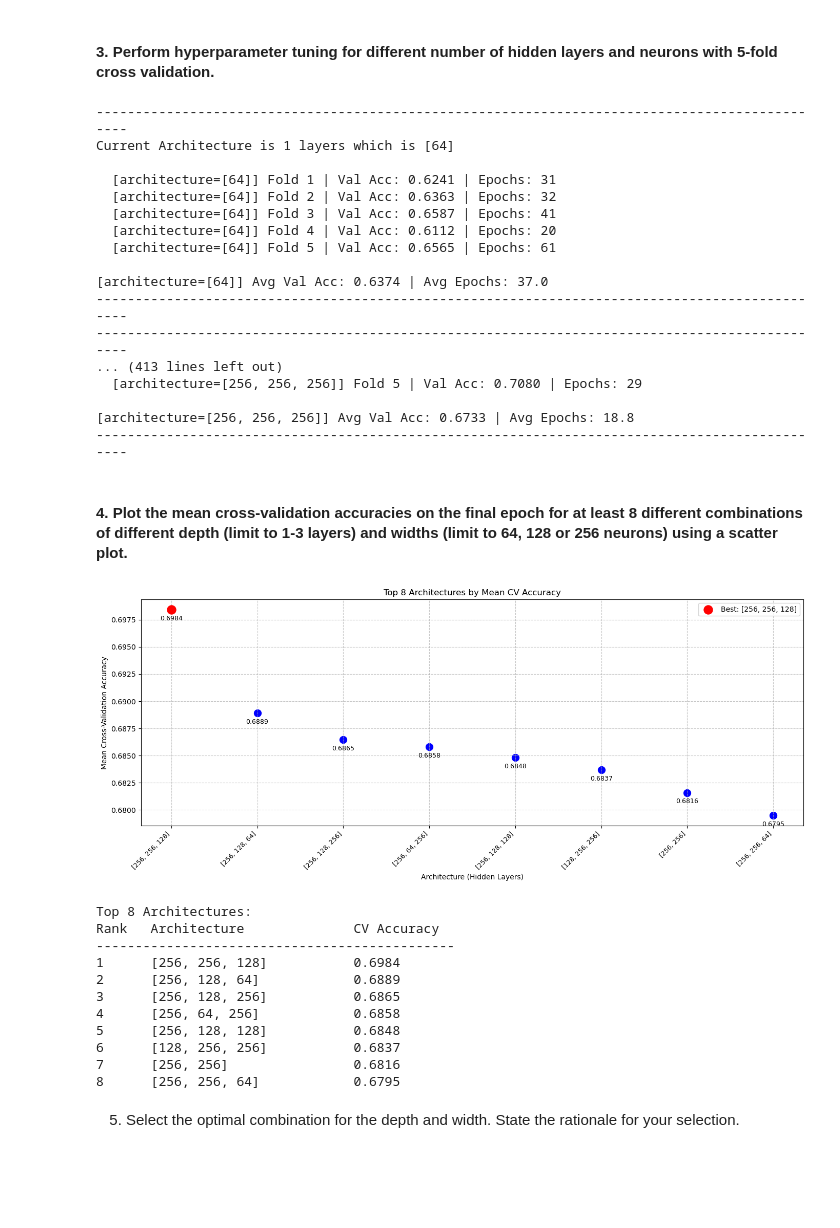
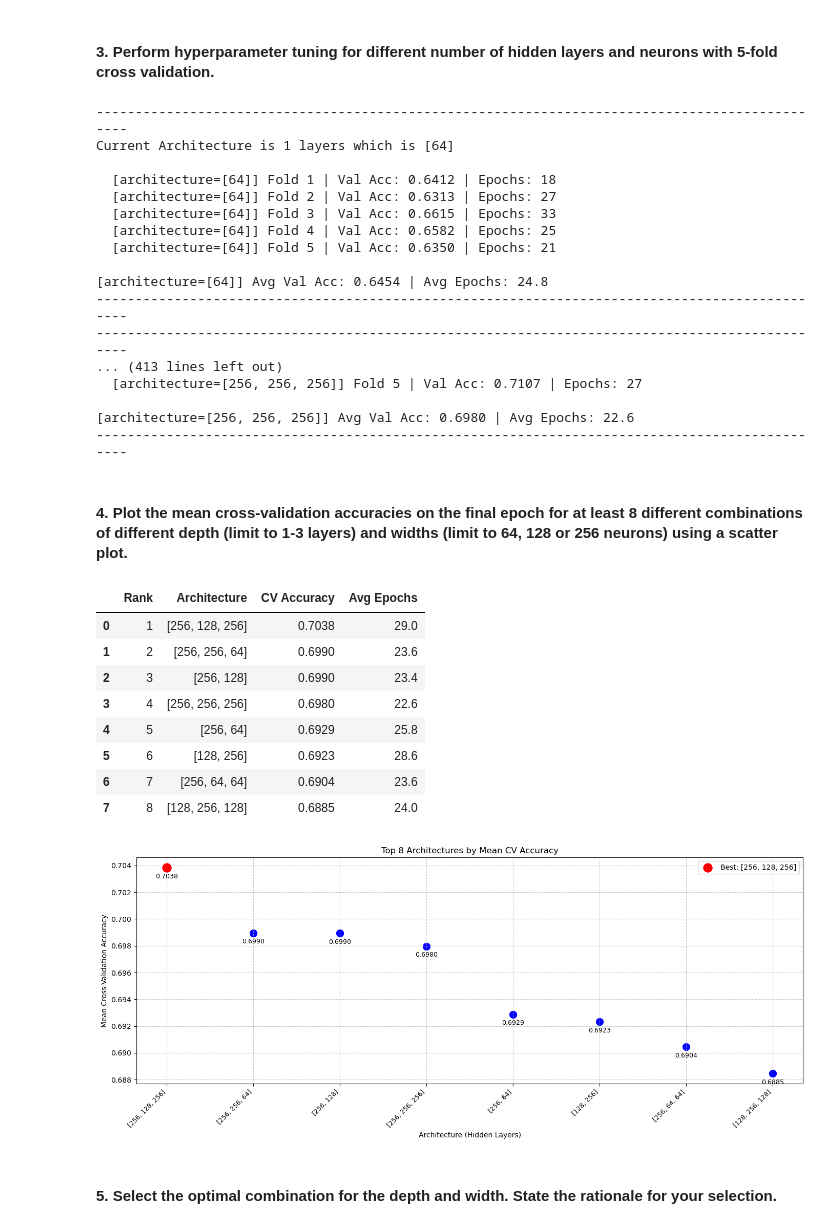
Before and after one commit to Paier05/SC4001_Assignment, a Jupyter notebook: Tan_MingHao_PartA_3.ipynb, the cells around one changed output. Saved outputs shown, nothing was run; the diff lists cells and outputs as text; code cells hidden in the pictures; blank space fills up the shorter version.

```diff
--- a/Tan_MingHao_PartA_3.ipynb
+++ b/Tan_MingHao_PartA_3.ipynb
@@ -67,12 +62,12 @@ dropout_rate = 0.3
 
 no_of_epochs = 200
 
-learning_rate = 0.0005
+learning_rate = 0.001
 weight_decay = 0.0005
 early_stopping_patience = 5
 batch_size = 64
 
-seed = 10
+seed = 42
 no_of_folds = 5
 
 depth_of_layer = [1, 2, 3]
@@ -221,72 +216,73 @@ cross_validation_accuracies, cross_validation_times = find_optimal_hyperparamete
 -----------------------------------------------------------------------------------------------
 Current Architecture is 1 layers which is [64]
 
-  [architecture=[64]] Fold 1 | Val Acc: 0.6241 | Epochs: 31
-  [architecture=[64]] Fold 2 | Val Acc: 0.6363 | Epochs: 32
-  [architecture=[64]] Fold 3 | Val Acc: 0.6587 | Epochs: 41
-  [architecture=[64]] Fold 4 | Val Acc: 0.6112 | Epochs: 20
-  [architecture=[64]] Fold 5 | Val Acc: 0.6565 | Epochs: 61
+  [architecture=[64]] Fold 1 | Val Acc: 0.6412 | Epochs: 18
+  [architecture=[64]] Fold 2 | Val Acc: 0.6313 | Epochs: 27
+  [architecture=[64]] Fold 3 | Val Acc: 0.6615 | Epochs: 33
+  [architecture=[64]] Fold 4 | Val Acc: 0.6582 | Epochs: 25
+  [architecture=[64]] Fold 5 | Val Acc: 0.6350 | Epochs: 21
 
-[architecture=[64]] Avg Val Acc: 0.6374 | Avg Epochs: 37.0
+[architecture=[64]] Avg Val Acc: 0.6454 | Avg Epochs: 24.8
 -----------------------------------------------------------------------------------------------
 -----------------------------------------------------------------------------------------------
 ... (413 lines left out)
-  [architecture=[256, 256, 256]] Fold 5 | Val Acc: 0.7080 | Epochs: 29
+  [architecture=[256, 256, 256]] Fold 5 | Val Acc: 0.7107 | Epochs: 27
 
-[architecture=[256, 256, 256]] Avg Val Acc: 0.6733 | Avg Epochs: 18.8
+[architecture=[256, 256, 256]] Avg Val Acc: 0.6980 | Avg Epochs: 22.6
 -----------------------------------------------------------------------------------------------
 # %% [markdown]
 #### 4. Plot the mean cross-validation accuracies on the final epoch for at least 8 different combinations of different depth (limit to 1-3 layers) and widths (limit to 64, 128 or 256 neurons) using a scatter plot.
+# %%
+# Sort by accuracy and take top 8
+sorted_archs = sorted(cross_validation_accuracies.items(), key=lambda x: x[1], reverse=True)
+top8_archs   = sorted_archs[:8]
+
+top8_labels  = [item[0] for item in top8_archs]
+top8_accs    = [item[1] for item in top8_archs]
+x_pos        = range(len(top8_labels))
+
+df_top8 = pd.DataFrame({
+    'Rank'         : range(1, 9),
+    'Architecture' : top8_labels,
+    'CV Accuracy'  : [round(a, 4) for a in top8_accs],
+    'Avg Epochs'   : [round(cross_validation_times[a], 1) for a in top8_labels]
+})
+
+df_top8
+# %% [output]
+|  | Rank | Architecture | CV Accuracy | Avg Epochs |
+| 0 | 1 | [256, 128, 256] | 0.7038 | 29.0 |
+| 1 | 2 | [256, 256, 64] | 0.6990 | 23.6 |
+| 2 | 3 | [256, 128] | 0.6990 | 23.4 |
+| 3 | 4 | [256, 256, 256] | 0.6980 | 22.6 |
+| 4 | 5 | [256, 64] | 0.6929 | 25.8 |
+| 5 | 6 | [128, 256] | 0.6923 | 28.6 |
+| 6 | 7 | [256, 64, 64] | 0.6904 | 23.6 |
+| 7 | 8 | [128, 256, 128] | 0.6885 | 24.0 |
 # %%
-# Sort by accuracy and take top 8
-sorted_archs = sorted(cross_validation_accuracies.items(), key=lambda x: x[1], reverse=True)
-top8_archs   = sorted_archs[:8]
-
-top8_labels  = [item[0] for item in top8_archs]
-top8_accs    = [item[1] for item in top8_archs]
-x_pos        = range(len(top8_labels))
-
 plt.figure(figsize=(14, 6))
 plt.scatter(x_pos, top8_accs, color='blue', s=100)
 
 # highlight best in red
 plt.scatter(0, top8_accs[0], color='red', s=150, zorder=5, label=f'Best: {top8_labels[0]}')
 
 # annotate below each dot
 for i in range(len(top8_labels)):
     plt.annotate(f'{top8_accs[i]:.4f}', (x_pos[i], top8_accs[i]),
                  textcoords="offset points",
                  xytext=(0, -15),
                  ha='center',
                  fontsize=9)
 
 plt.xticks(x_pos, top8_labels, rotation=45, ha='right', fontsize=9)
 plt.xlabel('Architecture (Hidden Layers)')
 plt.ylabel('Mean Cross-Validation Accuracy')
 plt.title('Top 8 Architectures by Mean CV Accuracy')
 plt.grid(True, linestyle='--', alpha=0.7)
 plt.legend()
 plt.tight_layout()
 plt.show()
-
-# Print top 8 table
-print("\nTop 8 Architectures:")
-print(f"{'Rank':<6} {'Architecture':<25} {'CV Accuracy':<15}")
-print("-" * 46)
-for i, (arch, acc) in enumerate(top8_archs):
-    print(f"{i+1:<6} {arch:<25} {acc:.4f}")
 # %% [output]
-[figure, old version]
+[figure, new version]
-Top 8 Architectures:
-Rank   Architecture              CV Accuracy
-----------------------------------------------
-1      [256, 256, 128]           0.6984
-2      [256, 128, 64]            0.6889
-3      [256, 128, 256]           0.6865
-4      [256, 64, 256]            0.6858
-5      [256, 128, 128]           0.6848
-6      [128, 256, 256]           0.6837
-7      [256, 256]                0.6816
-8      [256, 256, 64]            0.6795
 # %% [markdown]
-5. Select the optimal combination for the depth and width. State the rationale for your selection.
+#### 5. Select the optimal combination for the depth and width. State the rationale for your selection.
```
Also changed, not shown: parts of 18 cells of this notebook, 2 other files.
